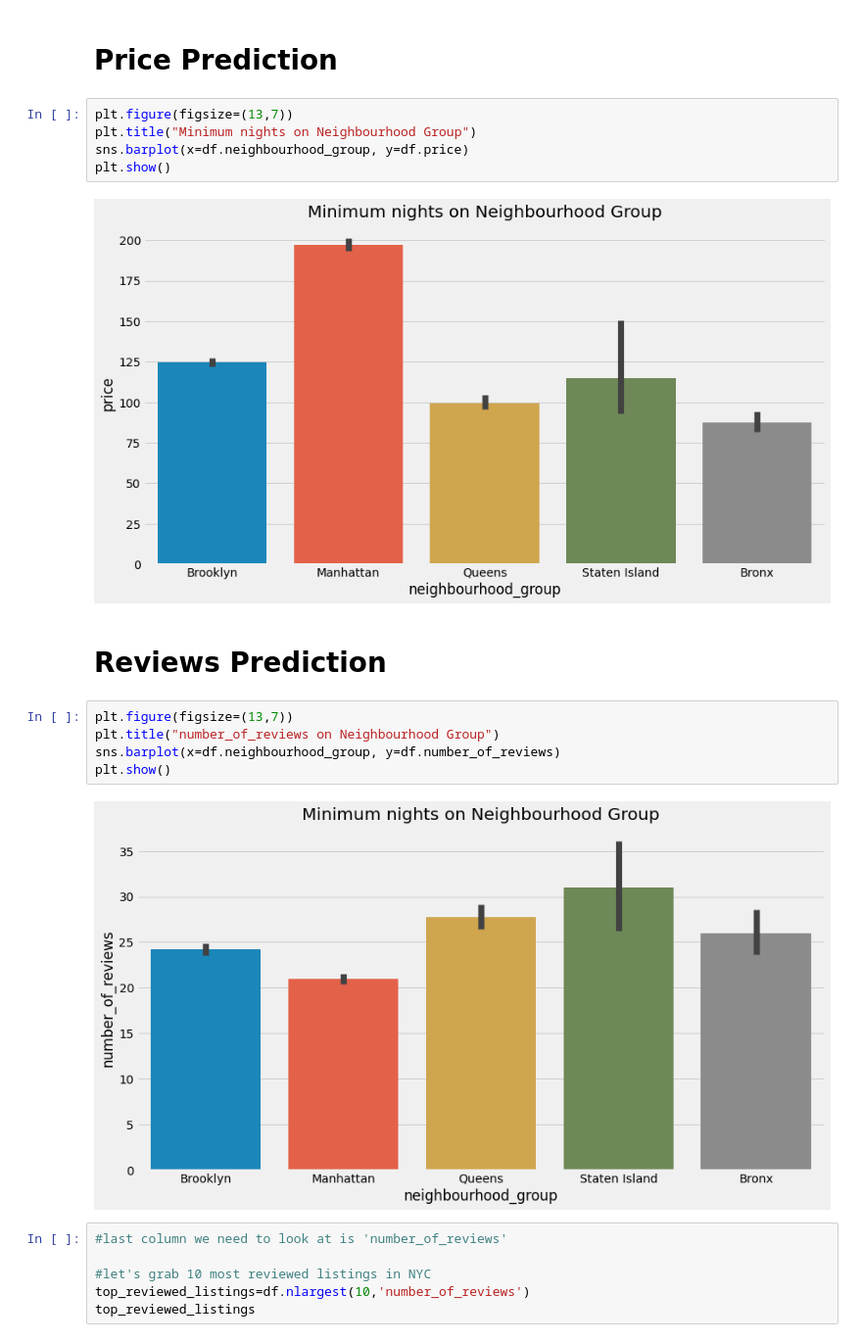
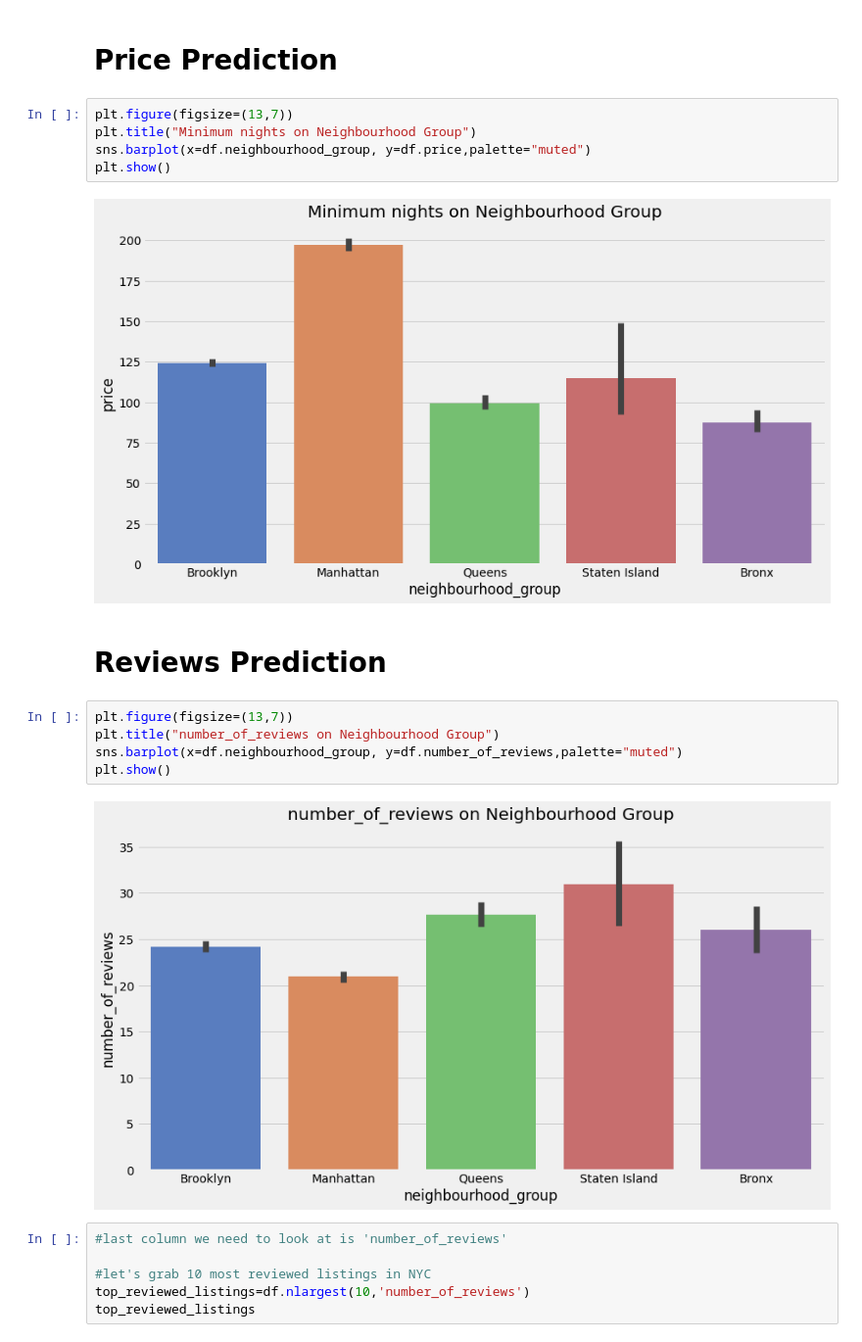
Before and after one commit to Deeksha-Data-Scientist/Airbnb-Bookings-Analysis, a Jupyter notebook: Airbnb_Bookings_Analysis_Capstone_Project.ipynb, the cells around one changed output. Shown: that part at 98% size. Drawn from its saved outputs; the diff is of its cells as text.

```diff
--- a/Airbnb_Bookings_Analysis_Capstone_Project.ipynb
+++ b/Airbnb_Bookings_Analysis_Capstone_Project.ipynb
@@ -407,19 +407,19 @@ We need to try to make a price prediction using some machine learning model.
 # %%
 plt.figure(figsize=(13,7))
 plt.title("Minimum nights on Neighbourhood Group")
-sns.barplot(x=df.neighbourhood_group, y=df.price)
+sns.barplot(x=df.neighbourhood_group, y=df.price,palette="muted")
 plt.show()
 # %% [output]
-[figure, old version]
+[figure, new version]
 # %% [markdown]
 # Reviews Prediction
 # %%
 plt.figure(figsize=(13,7))
 plt.title("number_of_reviews on Neighbourhood Group")
-sns.barplot(x=df.neighbourhood_group, y=df.number_of_reviews)
+sns.barplot(x=df.neighbourhood_group, y=df.number_of_reviews,palette="muted")
 plt.show()
 # %% [output]
-[figure, old version]
+[figure, new version]
 # %%
 #last column we need to look at is 'number_of_reviews'
 
```
Also changed, not shown: parts of 5 cells of this notebook.
